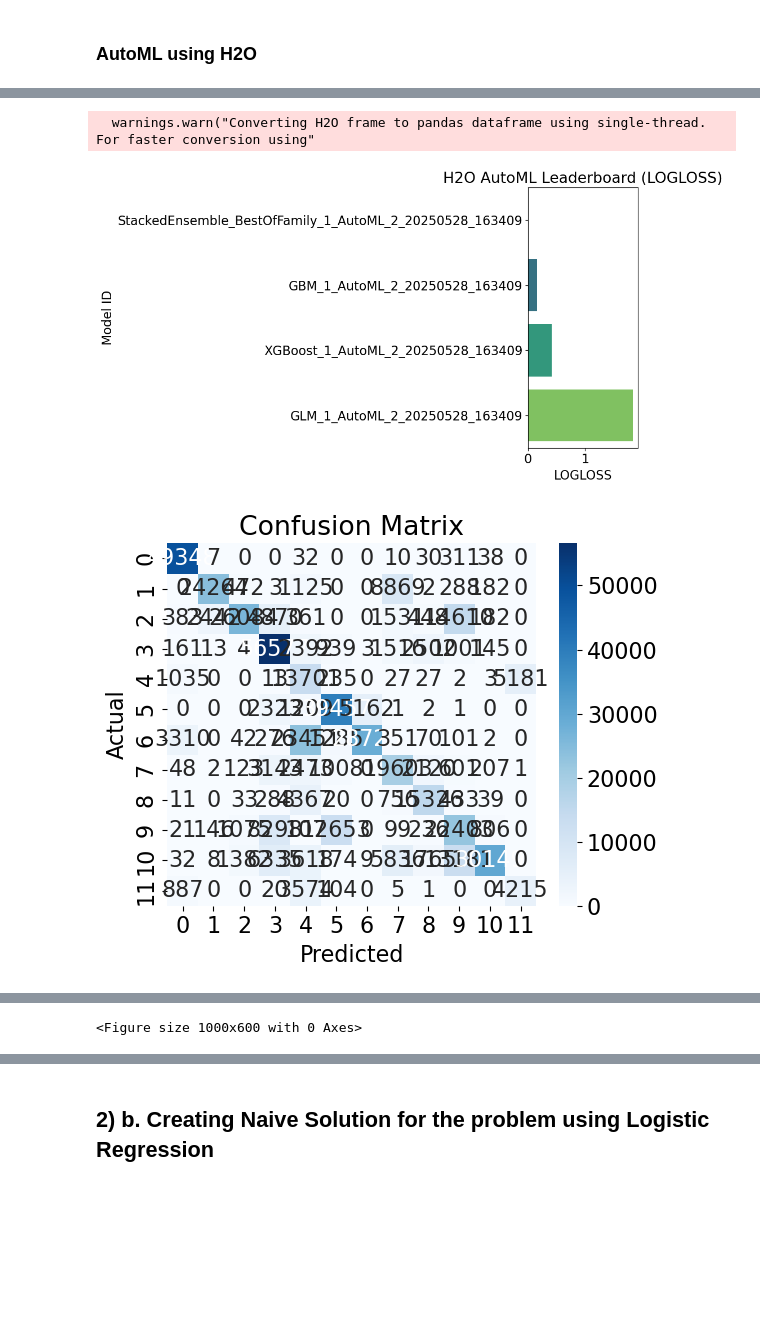
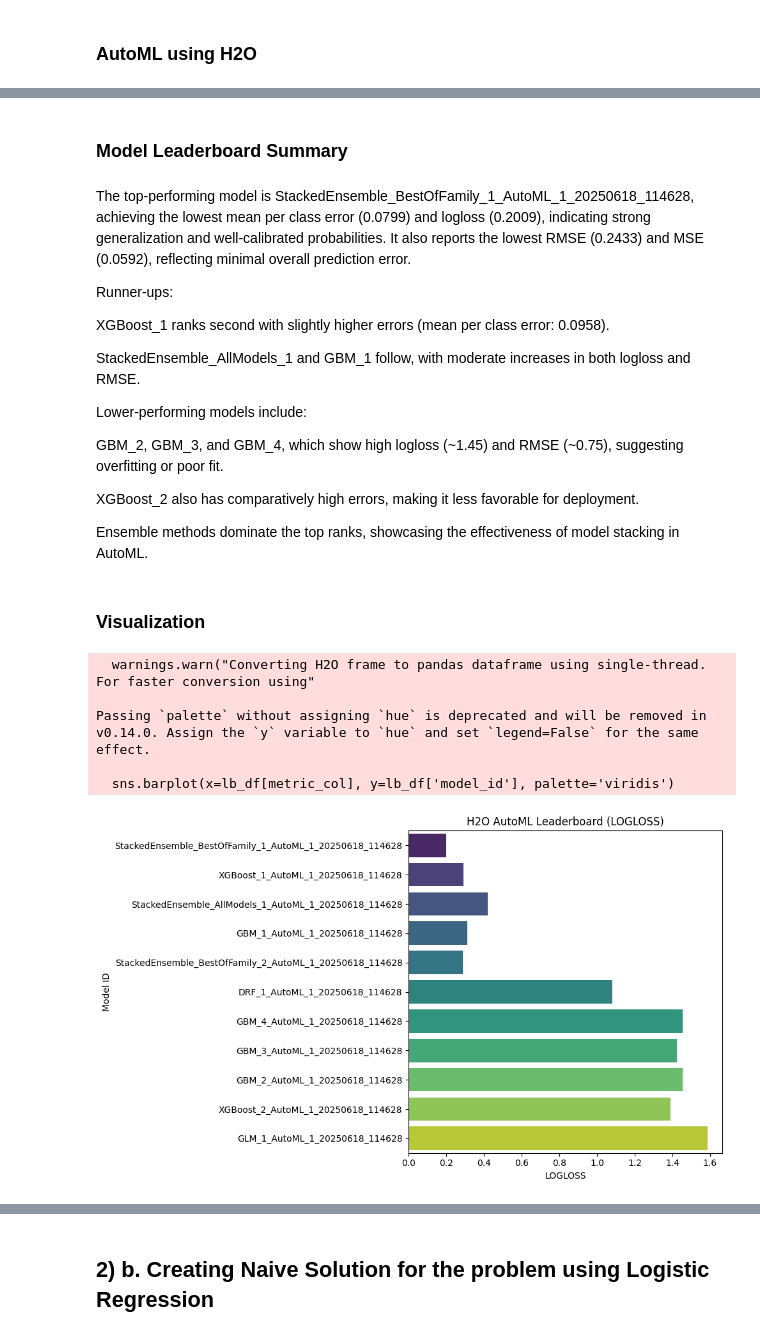
Before and after one commit to sandeepjakkaraju/aai510finalproject, a Jupyter notebook: AAI-510-Group5-Final-Project_AutoML.ipynb, the cells around one changed output, grey strips where cells are left out. Saved outputs shown, nothing was run; the diff lists cells and outputs as text; code cells hidden in the pictures; blank space fills up the shorter version.

```diff
--- a/AAI-510-Group5-Final-Project_AutoML.ipynb
+++ b/AAI-510-Group5-Final-Project_AutoML.ipynb
@@ -370,72 +386,47 @@ AutoML progress: |
+# %% [markdown]
+### Model Leaderboard Summary
+# %% [markdown]
+The top-performing model is StackedEnsemble_BestOfFamily_1_AutoML_1_20250618_114628, achieving the lowest mean per class error (0.0799) and logloss (0.2009), indicating strong generalization and well-calibrated probabilities. It also reports the lowest RMSE (0.2433) and MSE (0.0592), reflecting minimal overall prediction error.
+
+Runner-ups:
+
+XGBoost_1 ranks second with slightly higher errors (mean per class error: 0.0958).
+
+StackedEnsemble_AllModels_1 and GBM_1 follow, with moderate increases in both logloss and RMSE.
+
+Lower-performing models include:
+
+GBM_2, GBM_3, and GBM_4, which show high logloss (~1.45) and RMSE (~0.75), suggesting overfitting or poor fit.
+
+XGBoost_2 also has comparatively high errors, making it less favorable for deployment.
+
+Ensemble methods dominate the top ranks, showcasing the effectiveness of model stacking in AutoML.
+# %% [markdown]
+### Visualization
 # %%
 import matplotlib.pyplot as plt
 import seaborn as sns
 from sklearn.metrics import confusion_matrix, roc_curve, auc
 import numpy as np
 
 # ------------------------------------------
 # 1. Plot Leaderboard LogLoss or AUC
 # ------------------------------------------
 lb_df = aml.leaderboard.as_data_frame()
 
 metric_col = 'logloss' if 'logloss' in lb_df.columns else 'auc'
 
 plt.figure(figsize=(10, 6))
 sns.barplot(x=lb_df[metric_col], y=lb_df['model_id'], palette='viridis')
 plt.title(f'H2O AutoML Leaderboard ({metric_col.upper()})')
 plt.xlabel(metric_col.upper())
 plt.ylabel('Model ID')
 plt.tight_layout()
 plt.show()
-
-# ------------------------------------------
-# 2. Confusion Matrix
-# ------------------------------------------
-cm = confusion_matrix(true, preds)
-plt.figure(figsize=(6, 5))
-sns.heatmap(cm, annot=True, fmt='d', cmap='Blues')
-plt.title('Confusion Matrix')
-plt.xlabel('Predicted')
-plt.ylabel('Actual')
-plt.tight_layout()
-plt.show()
-
-# ------------------------------------------
-# 3. ROC Curve (only for binary classification)
-# ------------------------------------------
-if len(np.unique(true)) == 2:
-    # Get probabilities of class 1
-    proba_df = best_model.predict(test_h2o).as_data_frame()
-    prob_1 = proba_df['p1'] if 'p1' in proba_df else proba_df.iloc[:, 2]
-
-    fpr, tpr, thresholds = roc_curve(true.astype(int), prob_1.astype(float))
-    roc_auc = auc(fpr, tpr)
-
-    plt.figure(figsize=(6, 5))
-    plt.plot(fpr, tpr, color='darkorange', lw=2, label=f'ROC curve (AUC = {roc_auc:.2f})')
-    plt.plot([0, 1], [0, 1], color='navy', lw=2, linestyle='--')
-    plt.xlabel('False Positive Rate')
-    plt.ylabel('True Positive Rate')
-    plt.title('ROC Curve')
-    plt.legend(loc="lower right")
-    plt.tight_layout()
-    plt.show()
-
-# ------------------------------------------
-# 4. Feature Importance (if supported)
-# ------------------------------------------
-try:
-    varimp = best_model.varimp(use_pandas=True)
-    plt.figure(figsize=(10, 6))
-    sns.barplot(x='percentage', y='variable', data=varimp.head(15), palette='magma')
-    plt.title('Top Feature Importances')
-    plt.xlabel('Relative Importance (%)')
-    plt.ylabel('Feature')
-    plt.tight_layout()
-    plt.show()
-except Exception as e:
-    print("Feature importance not available for this model:", e)
 # %% [output]
   warnings.warn("Converting H2O frame to pandas dataframe using single-thread.  For faster conversion using"
+
+Passing `palette` without assigning `hue` is deprecated and will be removed in v0.14.0. Assign the `y` variable to `hue` and set `legend=False` for the same effect.
+
+  sns.barplot(x=lb_df[metric_col], y=lb_df['model_id'], palette='viridis')
-[figure, old version]
+[figure, new version]
-[figure, removed]
@@ -444 +432,0 @@ Feature importance not available for this model: 'NoneType' object has no attrib
-<Figure size 1000x600 with 0 Axes>
```
Also changed, not shown: parts of 4 cells of this notebook.
